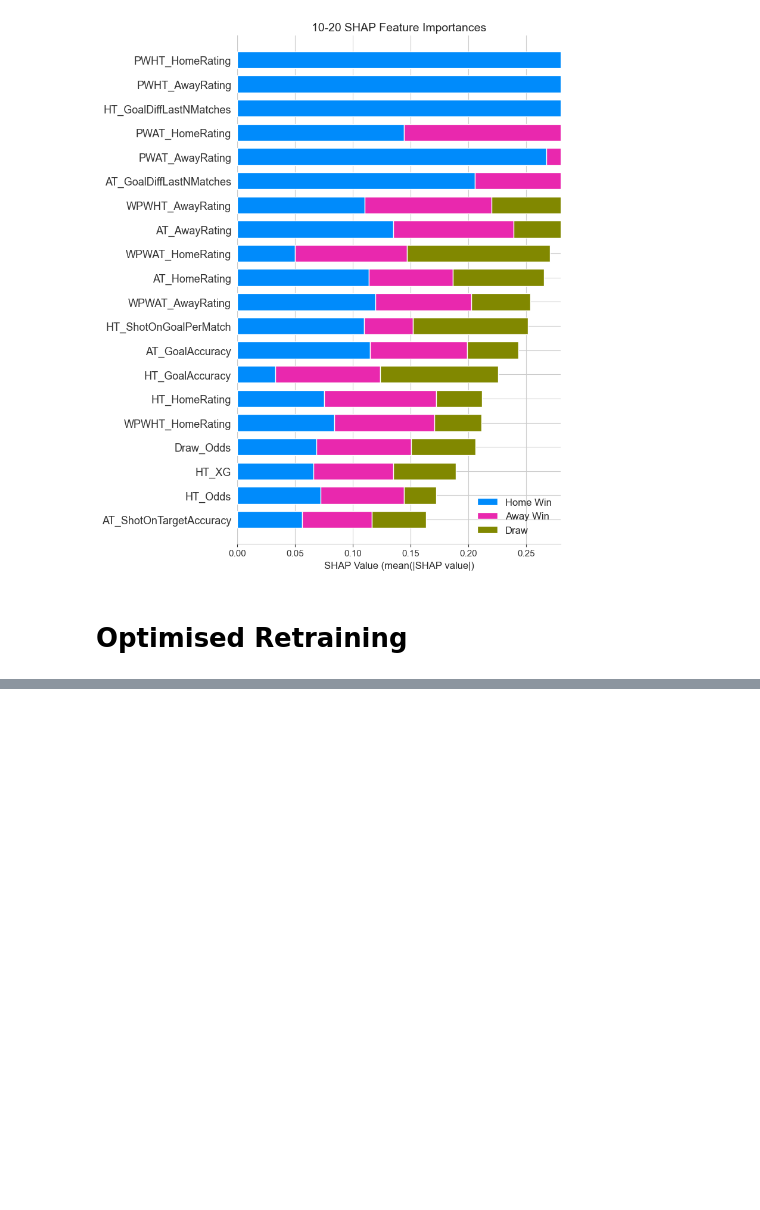
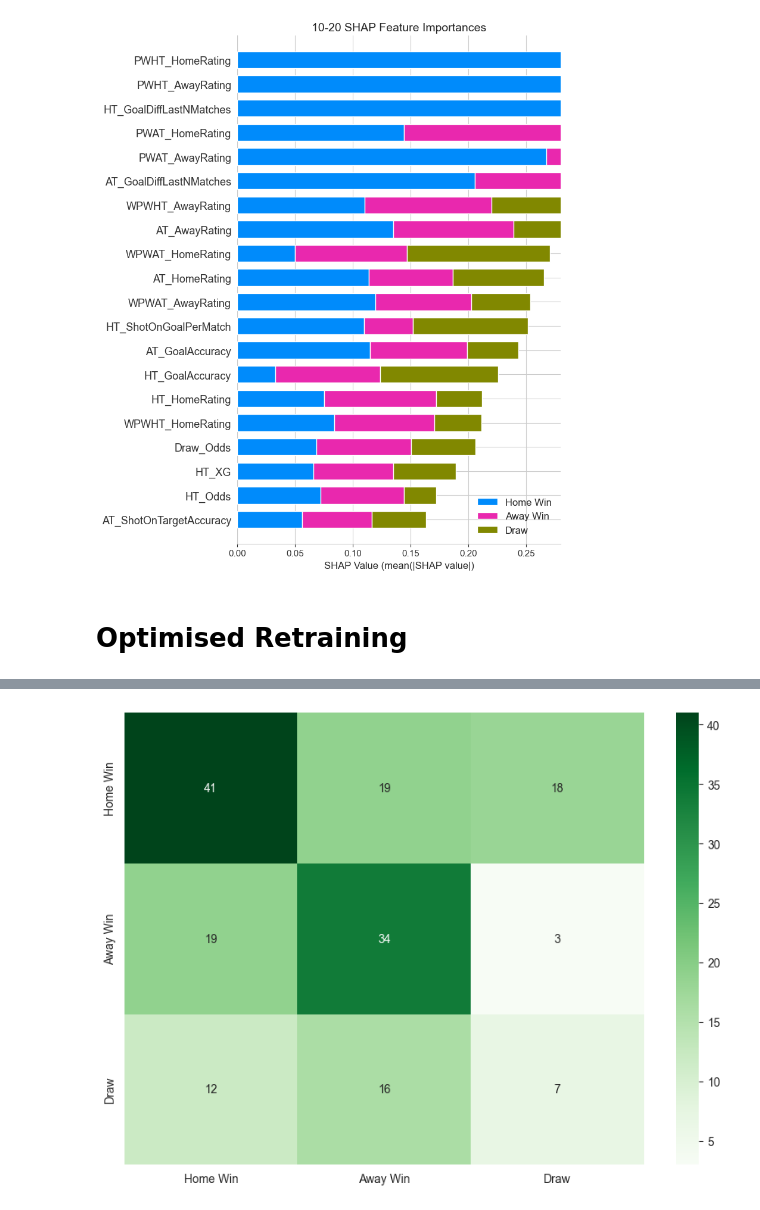
Before and after one commit to hubamatyas/Football-Arbitrage-Value-Betting, a Jupyter notebook: notebooks/model.ipynb, the cells around one changed output, grey strips where cells are left out. Drawn from its saved outputs; the diff is of its cells as text; code cells hidden in the pictures; blank space fills up the shorter version.

```diff
--- a/notebooks/model.ipynb
+++ b/notebooks/model.ipynb
@@ -220,0 +270,17 @@ full_feature_params = {
+# %%
+train, test, unique_teams = model.pre_process_data(datasets["P5"])
+X_train, y_train, X_test, y_test = model.feature_engineering(train, test, unique_teams, shap_feature_params)
+
+# Train model
+cat_model = CatBoostClassifier(iterations=1000, learning_rate=0.1, depth=6, loss_function='MultiClass', logging_level='Silent')
+cat_model.fit(X_train, y_train)
+
+y_pred = cat_model.predict(X_test)
+
+# Plot the confusion matrix
+plt.figure(figsize=(10, 7))
+sns.heatmap(confusion_matrix(y_test, y_pred), annot=True, fmt='d', xticklabels=["Home Win", "Away Win", "Draw"], yticklabels=["Home Win", "Away Win", "Draw"], cmap='Greens')
+plt.savefig("fb_confusion_matrix.pdf")
+plt.show()
+# %% [output]
+[figure, added]
```
Also changed, not shown: parts of 10 cells of this notebook, 4 other files.
